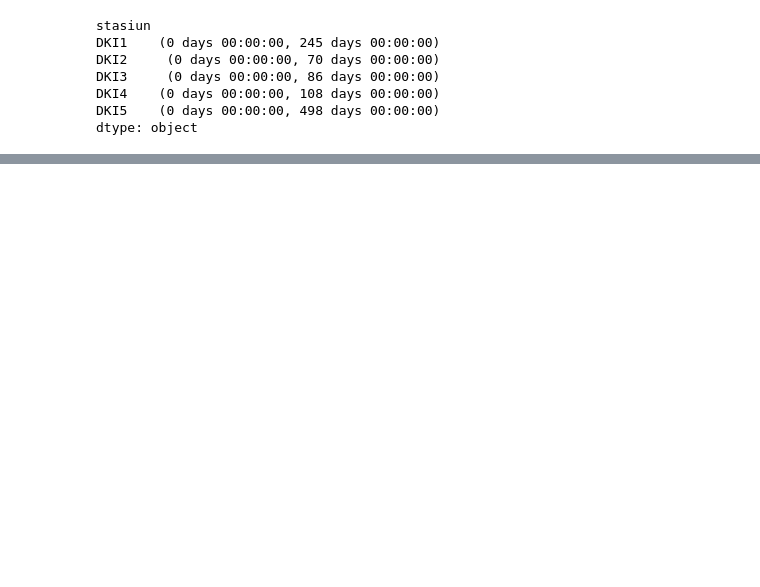
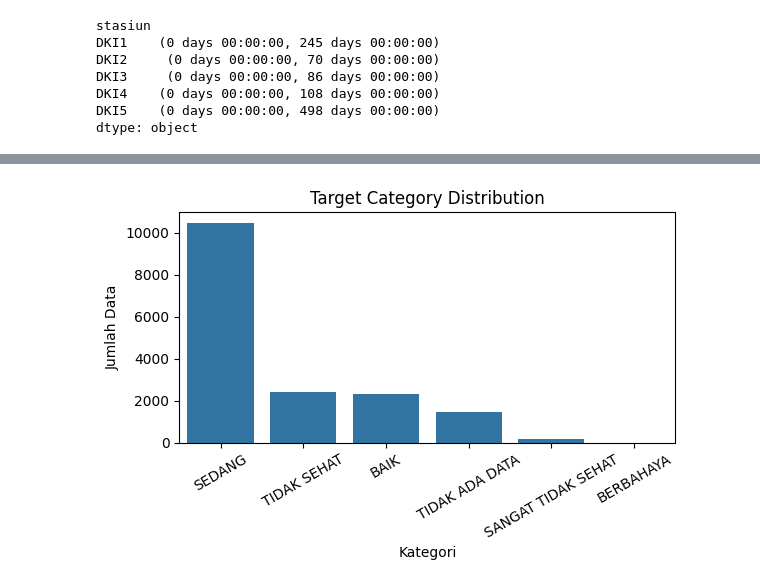
Before and after one commit to rovanwardana/hatikuKosongTakutDitanemSawit, a Jupyter notebook: notebook.ipynb, the cells around one changed output, grey strips where cells are left out. Drawn from its saved outputs; the diff is of its cells as text; code cells hidden in the pictures; blank space fills up the shorter version.

Commit message:
udah sampe data preparation blm fix

```diff
--- a/notebook.ipynb
+++ b/notebook.ipynb
@@ -236,2 +256,11 @@ import pandas as pd
 # %%
 df = pd.read_csv("data/merged_ispu_cuaca_ndvi.csv")
+# %%
+date_col = "tanggal"
+entity_col = "stasiun"
+target_col = "kategori"
+
+num_cols = df.select_dtypes(include=["int64", "float64"]).columns.tolist()
+cat_cols = df.select_dtypes(include=["object", "category"]).columns.tolist()
+print("Numerik:", num_cols)
+print("Kategori:", cat_cols)
@@ -300,0 +402,17 @@ dtype: object
+# %%
+plt.figure(figsize=(6, 4))
+
+sns.countplot(
+    data=df,
+    x=target_col,
+    order=df[target_col].value_counts().index
+)
+
+plt.title("Target Category Distribution")
+plt.xlabel("Kategori")
+plt.ylabel("Jumlah Data")
+plt.xticks(rotation=30)
+plt.tight_layout()
+plt.show()
+# %% [output]
+[figure, added]
```
Also changed, not shown: parts of 24 cells of this notebook, 2 other files.
